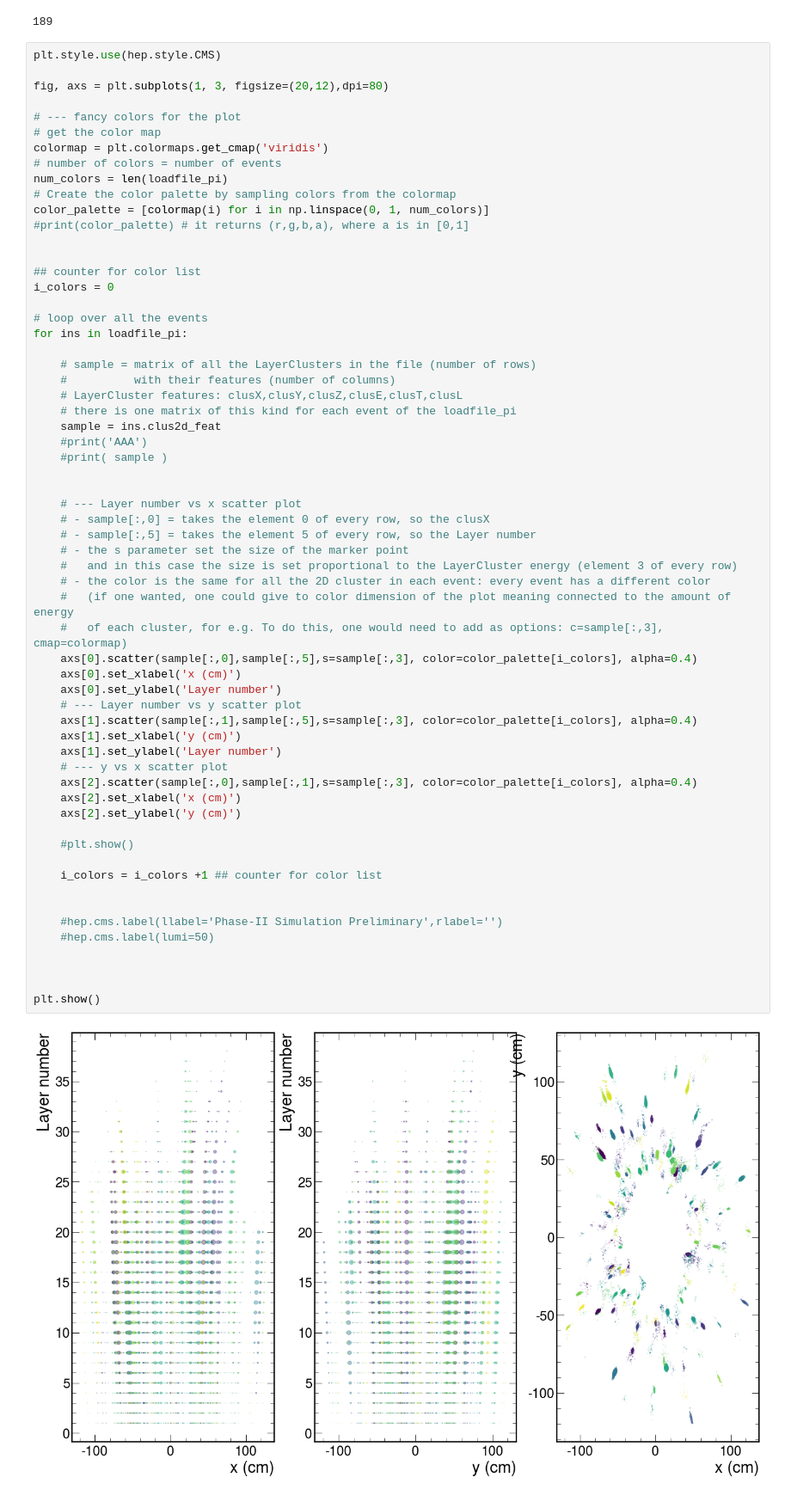
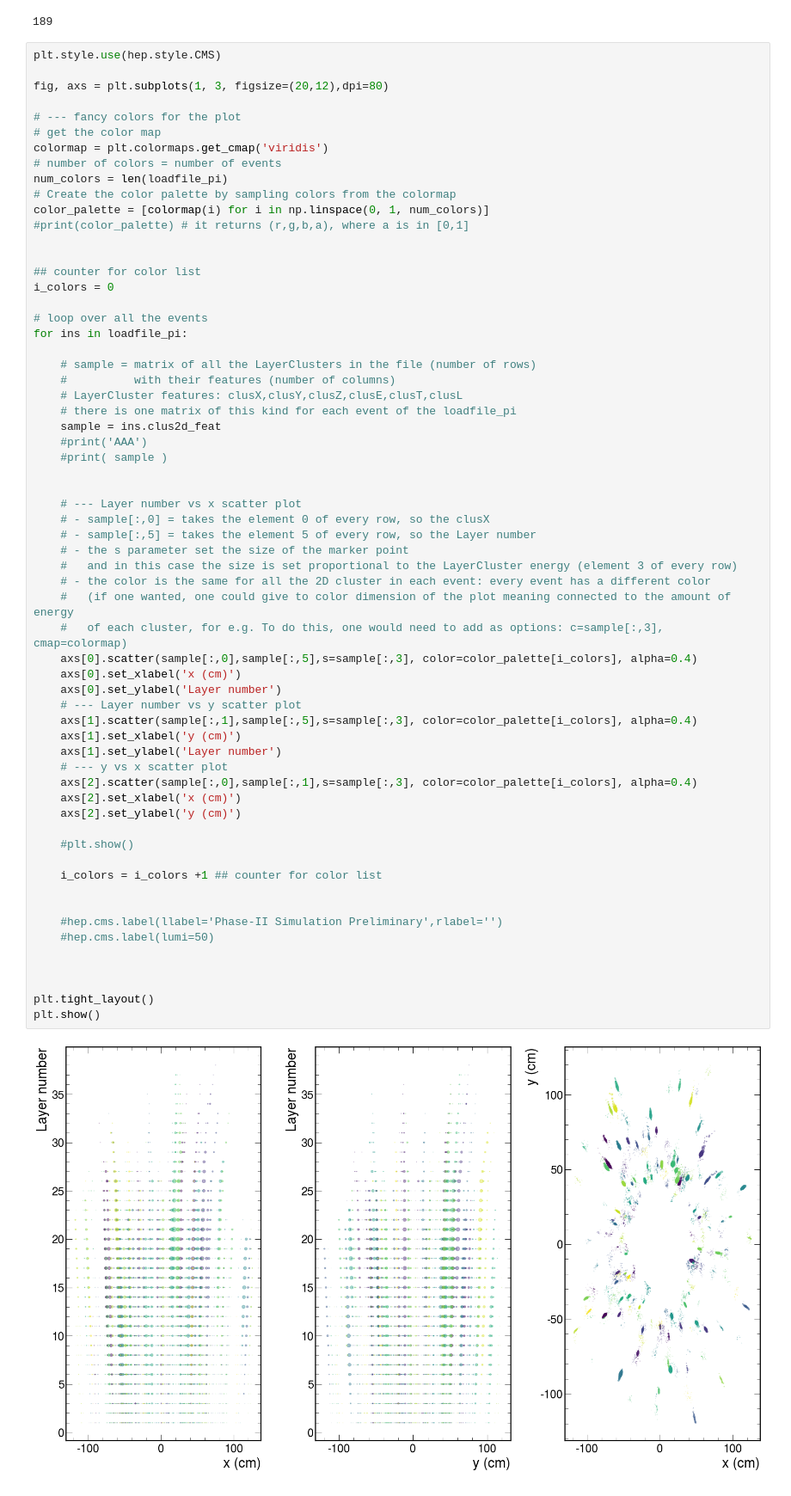
Before and after one commit to acappati/HGCalReco_scripts, a Jupyter notebook: Visualization_pho-pi_files.ipynb, the cells around one changed output. Shown at 86% size. Saved outputs shown, nothing was run; the diff lists cells and outputs as text.

```diff
--- a/Visualization_pho-pi_files.ipynb
+++ b/Visualization_pho-pi_files.ipynb
@@ -171,31 +169,32 @@ for ins in loadfile_pi:
     # - sample[:,5] = takes the element 5 of every row, so the Layer number
     # - the s parameter set the size of the marker point
     #   and in this case the size is set proportional to the LayerCluster energy (element 3 of every row)
     # - the color is the same for all the 2D cluster in each event: every event has a different color
     #   (if one wanted, one could give to color dimension of the plot meaning connected to the amount of energy
     #   of each cluster, for e.g. To do this, one would need to add as options: c=sample[:,3], cmap=colormap)
     axs[0].scatter(sample[:,0],sample[:,5],s=sample[:,3], color=color_palette[i_colors], alpha=0.4)
     axs[0].set_xlabel('x (cm)')
     axs[0].set_ylabel('Layer number')
     # --- Layer number vs y scatter plot
     axs[1].scatter(sample[:,1],sample[:,5],s=sample[:,3], color=color_palette[i_colors], alpha=0.4)
     axs[1].set_xlabel('y (cm)')
     axs[1].set_ylabel('Layer number')
     # --- y vs x scatter plot
     axs[2].scatter(sample[:,0],sample[:,1],s=sample[:,3], color=color_palette[i_colors], alpha=0.4)
     axs[2].set_xlabel('x (cm)')
     axs[2].set_ylabel('y (cm)')
 
     #plt.show()
 
     i_colors = i_colors +1 ## counter for color list
 
 
     #hep.cms.label(llabel='Phase-II Simulation Preliminary',rlabel='')
     #hep.cms.label(lumi=50)
 
 
 
+plt.tight_layout()
 plt.show()
 # %% [output]
-[figure, old version]
+[figure, new version]
```
Also changed, not shown: parts of 7 cells of this notebook.
